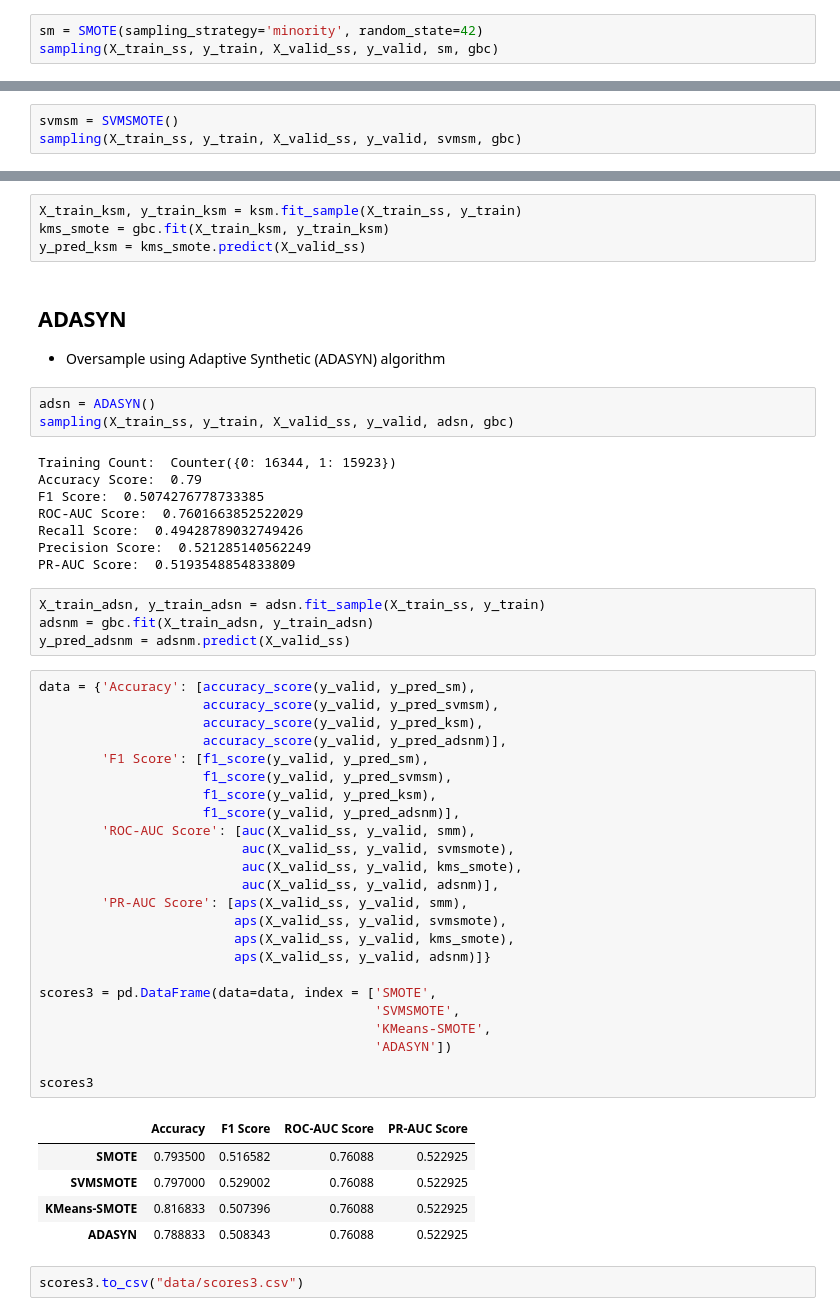
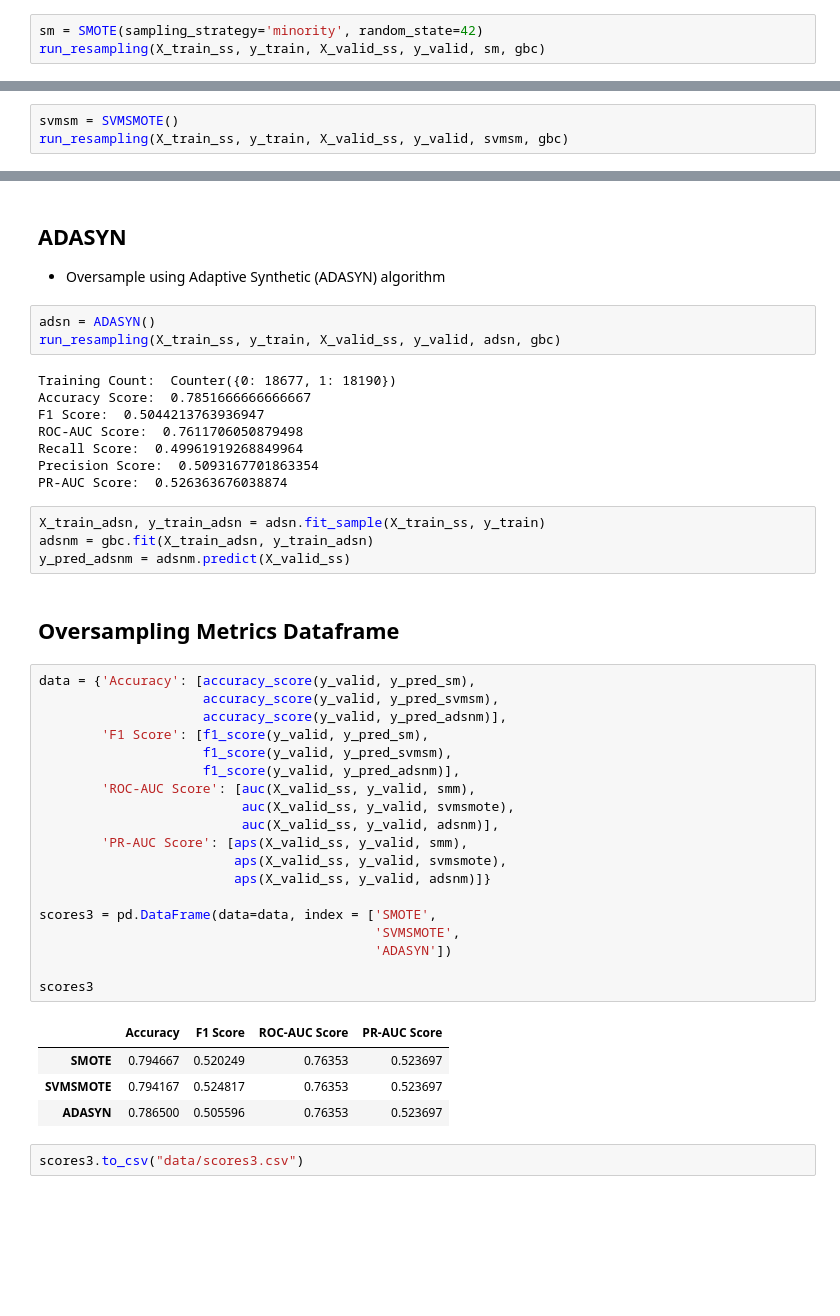
Before and after one commit to datascisteven/Medium-Blogs, a Jupyter notebook: Class_Imbalance.ipynb, the cells around one changed output, grey strips where cells are left out. Drawn from its saved outputs; the diff is of its cells as text; blank space fills up the shorter version.

```diff
--- a/Class_Imbalance.ipynb
+++ b/Class_Imbalance.ipynb
@@ -629,5 +374,5 @@ scores2.to_csv("data/scores2.csv")
 ## SMOTE
 # %%
 sm = SMOTE(sampling_strategy='minority', random_state=42)
-sampling(X_train_ss, y_train, X_valid_ss, y_valid, sm, gbc)
+run_resampling(X_train_ss, y_train, X_valid_ss, y_valid, sm, gbc)
 # %% [output]
@@ -648,5 +393,5 @@ y_pred_sm = smm.predict(X_valid_ss)
 - Variant of SMOTE algorithm which uses an SVM algorithm to detect sample for generating new synthetic samples
 # %%
 svmsm = SVMSMOTE()
-sampling(X_train_ss, y_train, X_valid_ss, y_valid, svmsm, gbc)
+run_resampling(X_train_ss, y_train, X_valid_ss, y_valid, svmsm, gbc)
 # %% [output]
@@ -677,56 +409,48 @@ PR-AUC Score:  0.5282471598003755
-# %%
-X_train_ksm, y_train_ksm = ksm.fit_sample(X_train_ss, y_train)
-kms_smote = gbc.fit(X_train_ksm, y_train_ksm)
-y_pred_ksm = kms_smote.predict(X_valid_ss)
 # %% [markdown]
 ## ADASYN
 
 - Oversample using Adaptive Synthetic (ADASYN) algorithm
 # %%
 adsn = ADASYN()
-sampling(X_train_ss, y_train, X_valid_ss, y_valid, adsn, gbc)
+run_resampling(X_train_ss, y_train, X_valid_ss, y_valid, adsn, gbc)
 # %% [output]
-Training Count:  Counter({0: 16344, 1: 15923})
-Accuracy Score:  0.79
-F1 Score:  0.5074276778733385
-ROC-AUC Score:  0.7601663852522029
-Recall Score:  0.49428789032749426
-Precision Score:  0.521285140562249
-PR-AUC Score:  0.5193548854833809
+Training Count:  Counter({0: 18677, 1: 18190})
+Accuracy Score:  0.7851666666666667
+F1 Score:  0.5044213763936947
+ROC-AUC Score:  0.7611706050879498
+Recall Score:  0.49961919268849964
+Precision Score:  0.5093167701863354
+PR-AUC Score:  0.526363676038874
 # %%
 X_train_adsn, y_train_adsn = adsn.fit_sample(X_train_ss, y_train)
 adsnm = gbc.fit(X_train_adsn, y_train_adsn)
 y_pred_adsnm = adsnm.predict(X_valid_ss)
+# %% [markdown]
+## Oversampling Metrics Dataframe
 # %%
 data = {'Accuracy': [accuracy_score(y_valid, y_pred_sm),
                      accuracy_score(y_valid, y_pred_svmsm),
-                     accuracy_score(y_valid, y_pred_ksm),
                      accuracy_score(y_valid, y_pred_adsnm)],
         'F1 Score': [f1_score(y_valid, y_pred_sm),
                      f1_score(y_valid, y_pred_svmsm),
-                     f1_score(y_valid, y_pred_ksm),
                      f1_score(y_valid, y_pred_adsnm)],
         'ROC-AUC Score': [auc(X_valid_ss, y_valid, smm),
                           auc(X_valid_ss, y_valid, svmsmote),
-                          auc(X_valid_ss, y_valid, kms_smote),
                           auc(X_valid_ss, y_valid, adsnm)],
         'PR-AUC Score': [aps(X_valid_ss, y_valid, smm),
                          aps(X_valid_ss, y_valid, svmsmote),
-                         aps(X_valid_ss, y_valid, kms_smote),
                          aps(X_valid_ss, y_valid, adsnm)]}
 
 scores3 = pd.DataFrame(data=data, index = ['SMOTE',
                                            'SVMSMOTE',
-                                           'KMeans-SMOTE',
                                            'ADASYN'])
 
 scores3
 # %% [output]
 |  | Accuracy | F1 Score | ROC-AUC Score | PR-AUC Score |
-| SMOTE | 0.793500 | 0.516582 | 0.76088 | 0.522925 |
-| SVMSMOTE | 0.797000 | 0.529002 | 0.76088 | 0.522925 |
-| KMeans-SMOTE | 0.816833 | 0.507396 | 0.76088 | 0.522925 |
-| ADASYN | 0.788833 | 0.508343 | 0.76088 | 0.522925 |
+| SMOTE | 0.794667 | 0.520249 | 0.76353 | 0.523697 |
+| SVMSMOTE | 0.794167 | 0.524817 | 0.76353 | 0.523697 |
+| ADASYN | 0.786500 | 0.505596 | 0.76353 | 0.523697 |
 # %%
 scores3.to_csv("data/scores3.csv")
 # %% [markdown]
```
Also changed, not shown: parts of 68 cells of this notebook, 14 other files.
